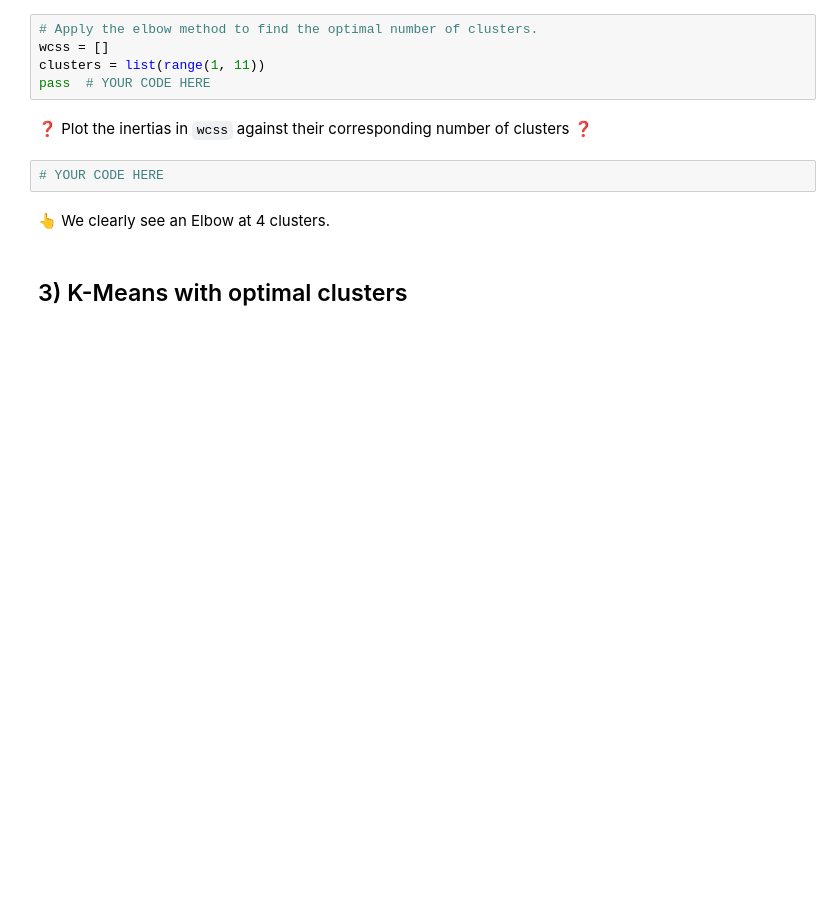
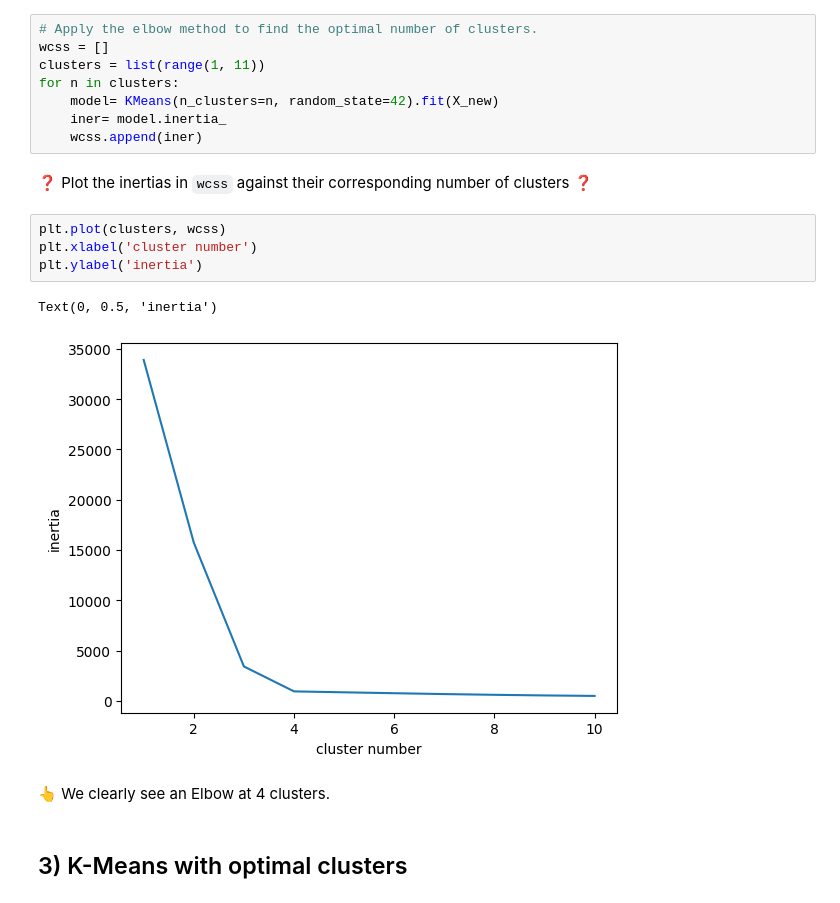
Before and after one commit to ParissaPeimaniyfard/data-image-compression, a Jupyter notebook: warmup_k_means.ipynb, the cells around one changed output. Saved outputs shown, nothing was run; the diff lists cells and outputs as text; blank space fills up the shorter version.

Commit message:
Completed image_analysis step

```diff
--- a/warmup_k_means.ipynb
+++ b/warmup_k_means.ipynb
@@ -193,11 +195,19 @@ Let's do it to get the intuition! ⚙️🧠
 # Apply the elbow method to find the optimal number of clusters.
 wcss = []
 clusters = list(range(1, 11))
-pass  # YOUR CODE HERE
+for n in clusters:
+    model= KMeans(n_clusters=n, random_state=42).fit(X_new)
+    iner= model.inertia_
+    wcss.append(iner)
 # %% [markdown]
 ❓  Plot the inertias in `wcss` against their corresponding number of clusters ❓
-# %%
-# YOUR CODE HERE
+# %%
+plt.plot(clusters, wcss)
+plt.xlabel('cluster number')
+plt.ylabel('inertia')
+# %% [output]
+Text(0, 0.5, 'inertia')
+[figure, added]
 # %% [markdown]
 👆 We clearly see an Elbow at 4 clusters.
 # %% [markdown]
```
Also changed, not shown: parts of 7 cells of this notebook, 1 other file.
